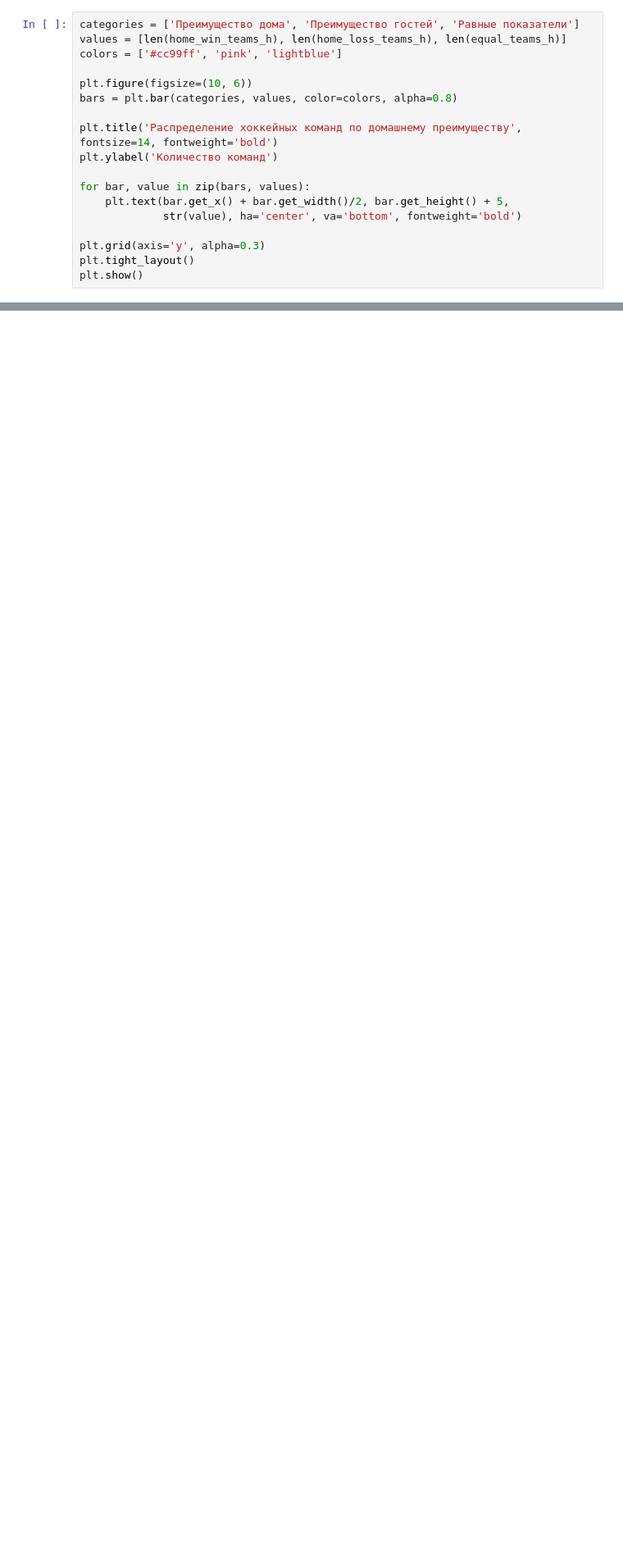
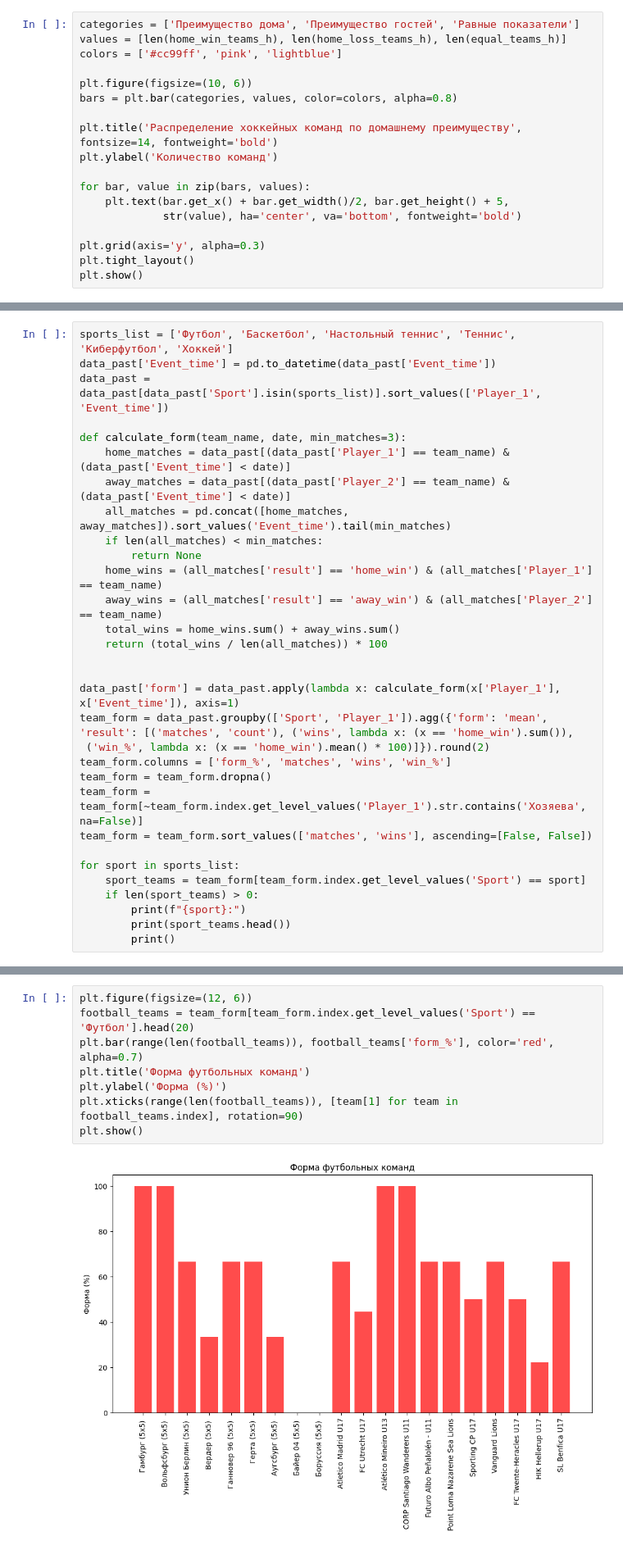
Before and after one commit to topeli/GP-2, a Jupyter notebook: ГП_2.ipynb, the cells around one changed output, grey strips where cells are left out. Shown at 82% size. Drawn from its saved outputs; the diff is of its cells as text; blank space fills up the shorter version.

```diff
--- a/ГП_2.ipynb
+++ b/ГП_2.ipynb
@@ -1276,0 +1678,31 @@ plt.show()
+# %%
+sports_list = ['Футбол', 'Баскетбол', 'Настольный теннис', 'Теннис', 'Киберфутбол', 'Хоккей']
+data_past['Event_time'] = pd.to_datetime(data_past['Event_time'])
+data_past = data_past[data_past['Sport'].isin(sports_list)].sort_values(['Player_1', 'Event_time'])
+
+def calculate_form(team_name, date, min_matches=3):
+    home_matches = data_past[(data_past['Player_1'] == team_name) & (data_past['Event_time'] < date)]
+    away_matches = data_past[(data_past['Player_2'] == team_name) & (data_past['Event_time'] < date)]
+    all_matches = pd.concat([home_matches, away_matches]).sort_values('Event_time').tail(min_matches)
+    if len(all_matches) < min_matches:
+        return None
+    home_wins = (all_matches['result'] == 'home_win') & (all_matches['Player_1'] == team_name)
+    away_wins = (all_matches['result'] == 'away_win') & (all_matches['Player_2'] == team_name)
+    total_wins = home_wins.sum() + away_wins.sum()
+    return (total_wins / len(all_matches)) * 100
+
+
+data_past['form'] = data_past.apply(lambda x: calculate_form(x['Player_1'], x['Event_time']), axis=1)
+team_form = data_past.groupby(['Sport', 'Player_1']).agg({'form': 'mean', 'result': [('matches', 'count'), ('wins', lambda x: (x == 'home_win').sum()),
+ ('win_%', lambda x: (x == 'home_win').mean() * 100)]}).round(2)
+team_form.columns = ['form_%', 'matches', 'wins', 'win_%']
+team_form = team_form.dropna()
+team_form = team_form[~team_form.index.get_level_values('Player_1').str.contains('Хозяева', na=False)]
+team_form = team_form.sort_values(['matches', 'wins'], ascending=[False, False])
+
+for sport in sports_list:
+    sport_teams = team_form[team_form.index.get_level_values('Sport') == sport]
+    if len(sport_teams) > 0:
+        print(f"{sport}:")
+        print(sport_teams.head())
+        print()
@@ -1276,0 +1739,10 @@ plt.show()
+# %%
+plt.figure(figsize=(12, 6))
+football_teams = team_form[team_form.index.get_level_values('Sport') == 'Футбол'].head(20)
+plt.bar(range(len(football_teams)), football_teams['form_%'], color='red', alpha=0.7)
+plt.title('Форма футбольных команд')
+plt.ylabel('Форма (%)')
+plt.xticks(range(len(football_teams)), [team[1] for team in football_teams.index], rotation=90)
+plt.show()
+# %% [output]
+[figure, added]
```
Also changed, not shown: parts of 50 cells of this notebook.
